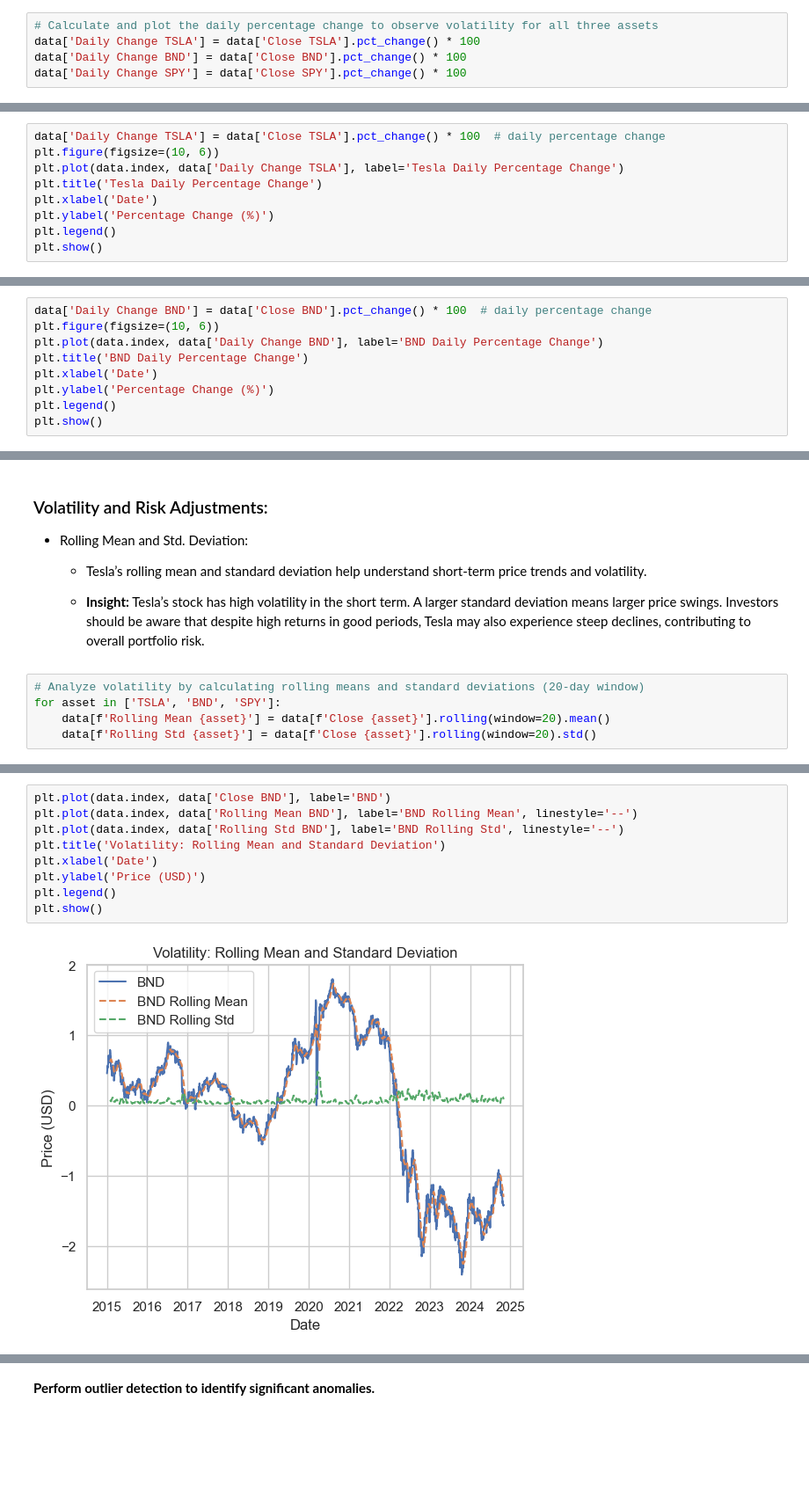
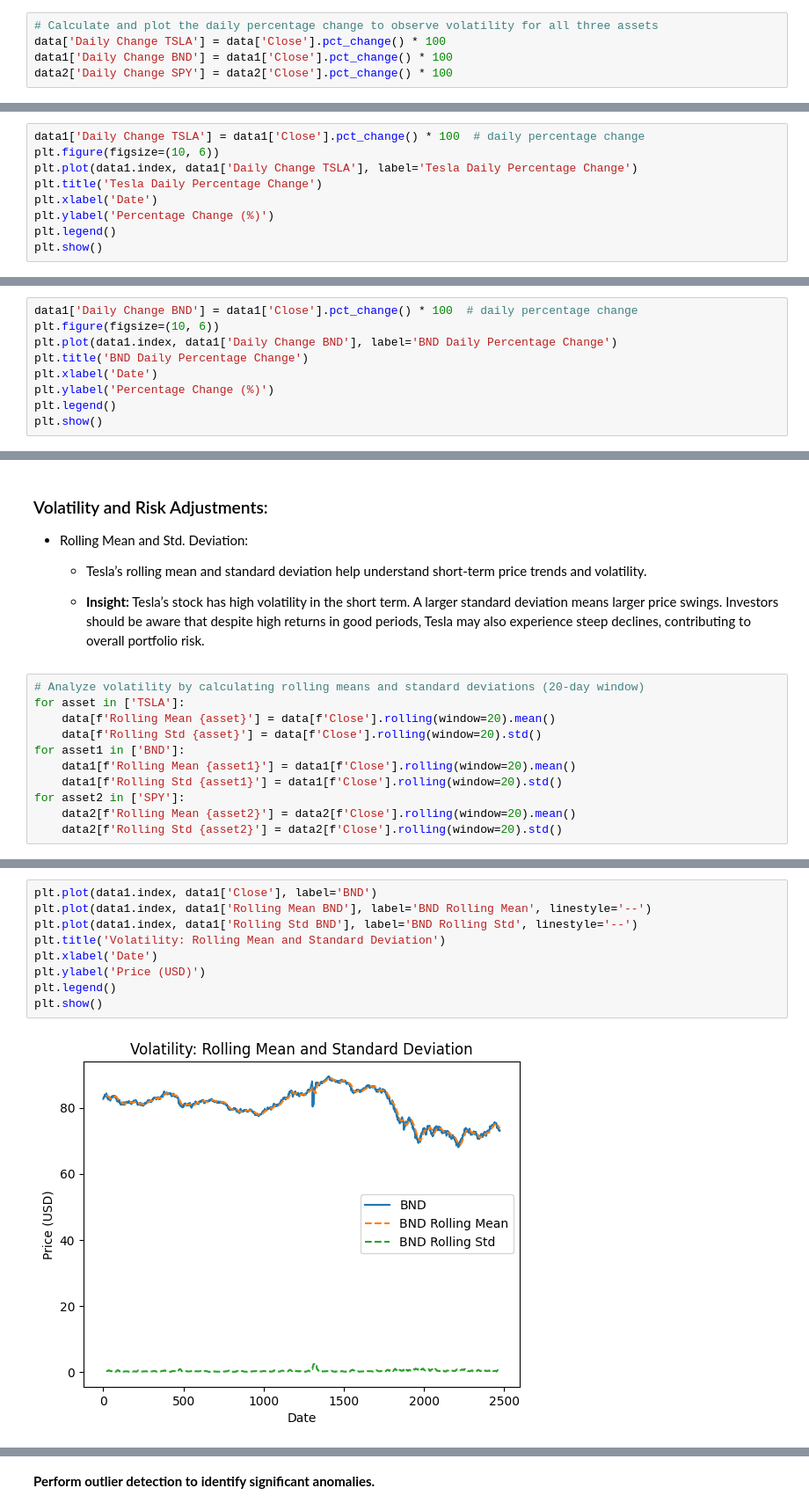
Before and after one commit to Akeab-tame/GMF-Investment-Strategies, a Jupyter notebook: notebooks/preprocess_explore_data.ipynb, the cells around one changed output, grey strips where cells are left out. Shown at 88% size. Cells and saved outputs as stored; diff of their text form; blank space fills up the shorter version.

```diff
--- a/notebooks/preprocess_explore_data.ipynb
+++ b/notebooks/preprocess_explore_data.ipynb
@@ -205,9 +208,9 @@ plt.show()
 - This will help to observe volatility by comparing each day’s return relative to the previous day’s closing price.
 # %%
 # Calculate and plot the daily percentage change to observe volatility for all three assets
-data['Daily Change TSLA'] = data['Close TSLA'].pct_change() * 100
-data['Daily Change BND'] = data['Close BND'].pct_change() * 100
-data['Daily Change SPY'] = data['Close SPY'].pct_change() * 100
+data['Daily Change TSLA'] = data['Close'].pct_change() * 100
+data1['Daily Change BND'] = data1['Close'].pct_change() * 100
+data2['Daily Change SPY'] = data2['Close'].pct_change() * 100
 # %%
 plt.figure(figsize=(10, 6))
 plt.plot(data.index, data['Daily Change TSLA'], label='Tesla Daily Change')
@@ -223,9 +226,9 @@ plt.show()
 # %% [markdown]
 **Calculate and plot the daily percentage change to observe volatility**
 # %%
-data['Daily Change TSLA'] = data['Close TSLA'].pct_change() * 100  # daily percentage change
+data1['Daily Change TSLA'] = data1['Close'].pct_change() * 100  # daily percentage change
 plt.figure(figsize=(10, 6))
-plt.plot(data.index, data['Daily Change TSLA'], label='Tesla Daily Percentage Change')
+plt.plot(data1.index, data1['Daily Change TSLA'], label='Tesla Daily Percentage Change')
 plt.title('Tesla Daily Percentage Change')
 plt.xlabel('Date')
 plt.ylabel('Percentage Change (%)')
@@ -236,7 +239,7 @@ plt.show()
 # %%
-data['Daily Change BND'] = data['Close BND'].pct_change() * 100  # daily percentage change
+data1['Daily Change BND'] = data1['Close'].pct_change() * 100  # daily percentage change
 plt.figure(figsize=(10, 6))
-plt.plot(data.index, data['Daily Change BND'], label='BND Daily Percentage Change')
+plt.plot(data1.index, data1['Daily Change BND'], label='BND Daily Percentage Change')
 plt.title('BND Daily Percentage Change')
 plt.xlabel('Date')
 plt.ylabel('Percentage Change (%)')
@@ -267,9 +270,15 @@ plt.show()
     - **Insight:** Tesla’s stock has high volatility in the short term. A larger standard deviation means larger price swings. Investors should be aware that despite high returns in good periods, Tesla may also experience steep declines, contributing to overall portfolio risk.
 # %%
 # Analyze volatility by calculating rolling means and standard deviations (20-day window)
-for asset in ['TSLA', 'BND', 'SPY']:
-    data[f'Rolling Mean {asset}'] = data[f'Close {asset}'].rolling(window=20).mean()
-    data[f'Rolling Std {asset}'] = data[f'Close {asset}'].rolling(window=20).std()
+for asset in ['TSLA']:
+    data[f'Rolling Mean {asset}'] = data[f'Close'].rolling(window=20).mean()
+    data[f'Rolling Std {asset}'] = data[f'Close'].rolling(window=20).std()
+for asset1 in ['BND']:
+    data1[f'Rolling Mean {asset1}'] = data1[f'Close'].rolling(window=20).mean()
+    data1[f'Rolling Std {asset1}'] = data1[f'Close'].rolling(window=20).std()
+for asset2 in ['SPY']:
+    data2[f'Rolling Mean {asset2}'] = data2[f'Close'].rolling(window=20).mean()
+    data2[f'Rolling Std {asset2}'] = data2[f'Close'].rolling(window=20).std()
 # %%
 # Plot rolling mean and standard deviation for all three assets
 plt.figure(figsize=(10, 6))
@@ -286,12 +295,12 @@ plt.show()
 # %%
-plt.plot(data.index, data['Close BND'], label='BND')
-plt.plot(data.index, data['Rolling Mean BND'], label='BND Rolling Mean', linestyle='--')
-plt.plot(data.index, data['Rolling Std BND'], label='BND Rolling Std', linestyle='--')
+plt.plot(data1.index, data1['Close'], label='BND')
+plt.plot(data1.index, data1['Rolling Mean BND'], label='BND Rolling Mean', linestyle='--')
+plt.plot(data1.index, data1['Rolling Std BND'], label='BND Rolling Std', linestyle='--')
 plt.title('Volatility: Rolling Mean and Standard Deviation')
 plt.xlabel('Date')
 plt.ylabel('Price (USD)')
 plt.legend()
 plt.show()
 # %% [output]
-[figure, old version]
+[figure, new version]
 # %%
```
Also changed, not shown: parts of 24 cells of this notebook, 1 other file.
